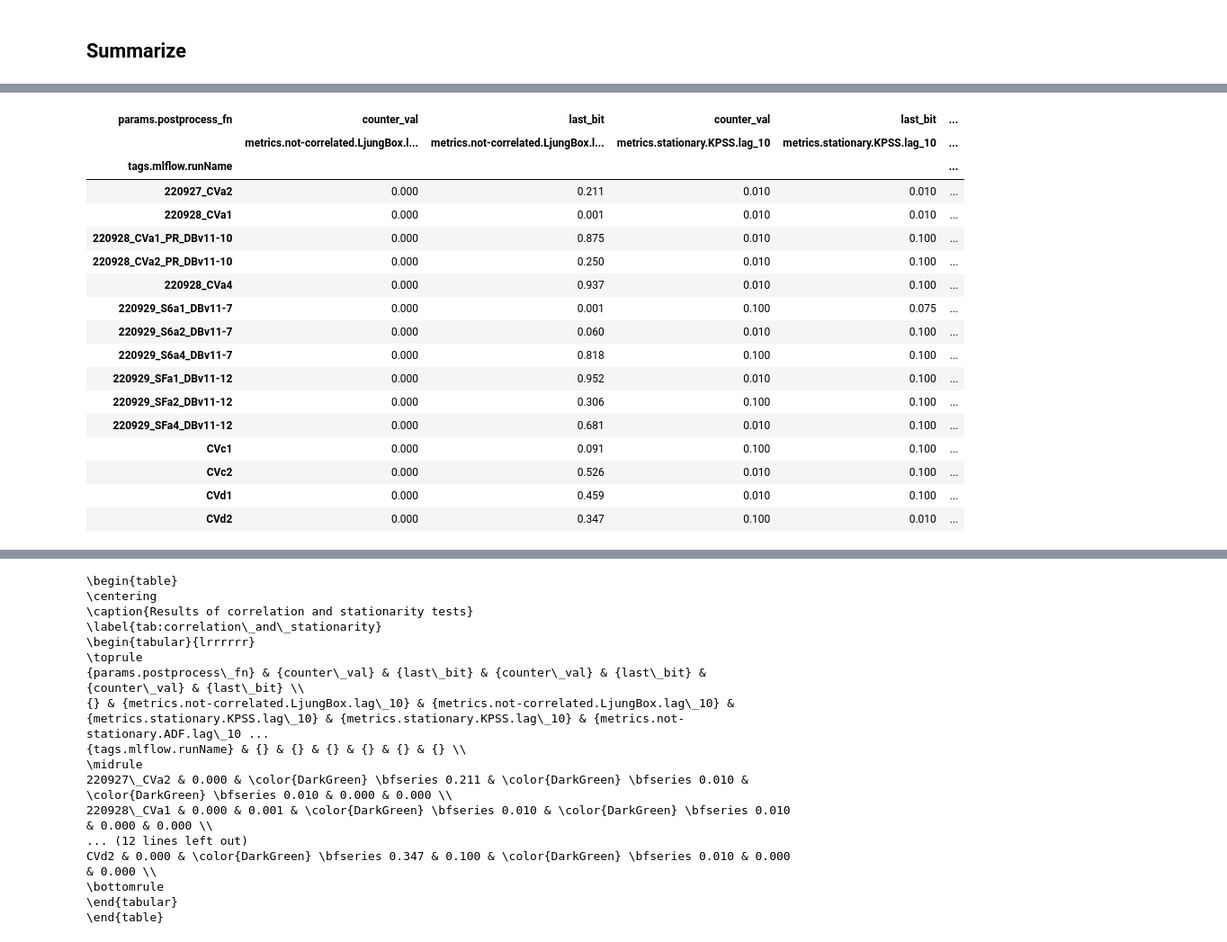
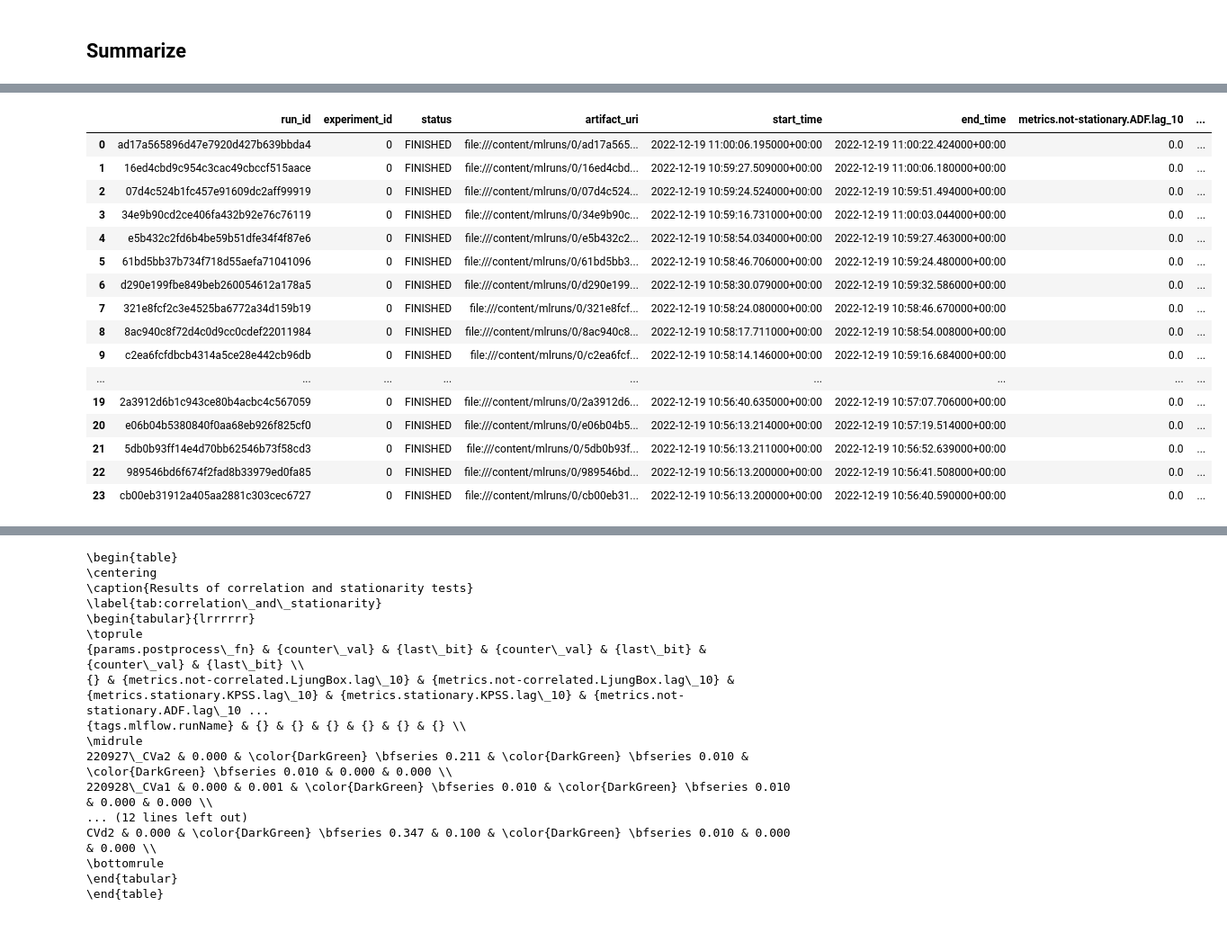
Before and after one commit to maciejskorski/enhanced-pll-trng, a Jupyter notebook: TRNG_Dependency_Analysis.ipynb, the cells around one changed output, grey strips where cells are left out. Shown at 90% size. Saved outputs shown, nothing was run; the diff lists cells and outputs as text; code cells hidden in the pictures.

```diff
--- a/TRNG_Dependency_Analysis.ipynb
+++ b/TRNG_Dependency_Analysis.ipynb
@@ -322,31 +427,43 @@ Experiment with ID 0 has been exported as a CSV to file: runs.csv.
+# %%
+results
+# %% [output]
+|  | run_id | experiment_id | status | artifact_uri | start_time | end_time | metrics.not-stationary.ADF.lag_10 | ... |
+| 0 | ad17a565896d47e7920d427b639bbda4 | 0 | FINISHED | file:///content/mlruns/0/ad17a565... | 2022-12-19 11:00:06.195000+00:00 | 2022-12-19 11:00:22.424000+00:00 | 0.0 | ... |
+| 1 | 16ed4cbd9c954c3cac49cbccf515aace | 0 | FINISHED | file:///content/mlruns/0/16ed4cbd... | 2022-12-19 10:59:27.509000+00:00 | 2022-12-19 11:00:06.180000+00:00 | 0.0 | ... |
+| 2 | 07d4c524b1fc457e91609dc2aff99919 | 0 | FINISHED | file:///content/mlruns/0/07d4c524... | 2022-12-19 10:59:24.524000+00:00 | 2022-12-19 10:59:51.494000+00:00 | 0.0 | ... |
+| 3 | 34e9b90cd2ce406fa432b92e76c76119 | 0 | FINISHED | file:///content/mlruns/0/34e9b90c... | 2022-12-19 10:59:16.731000+00:00 | 2022-12-19 11:00:03.044000+00:00 | 0.0 | ... |
+| 4 | e5b432c2fd6b4be59b51dfe34f4f87e6 | 0 | FINISHED | file:///content/mlruns/0/e5b432c2... | 2022-12-19 10:58:54.034000+00:00 | 2022-12-19 10:59:27.463000+00:00 | 0.0 | ... |
+| 5 | 61bd5bb37b734f718d55aefa71041096 | 0 | FINISHED | file:///content/mlruns/0/61bd5bb3... | 2022-12-19 10:58:46.706000+00:00 | 2022-12-19 10:59:24.480000+00:00 | 0.0 | ... |
+| 6 | d290e199fbe849beb260054612a178a5 | 0 | FINISHED | file:///content/mlruns/0/d290e199... | 2022-12-19 10:58:30.079000+00:00 | 2022-12-19 10:59:32.586000+00:00 | 0.0 | ... |
+| 7 | 321e8fcf2c3e4525ba6772a34d159b19 | 0 | FINISHED | file:///content/mlruns/0/321e8fcf... | 2022-12-19 10:58:24.080000+00:00 | 2022-12-19 10:58:46.670000+00:00 | 0.0 | ... |
+| 8 | 8ac940c8f72d4c0d9cc0cdef22011984 | 0 | FINISHED | file:///content/mlruns/0/8ac940c8... | 2022-12-19 10:58:17.711000+00:00 | 2022-12-19 10:58:54.008000+00:00 | 0.0 | ... |
+| 9 | c2ea6fcfdbcb4314a5ce28e442cb96db | 0 | FINISHED | file:///content/mlruns/0/c2ea6fcf... | 2022-12-19 10:58:14.146000+00:00 | 2022-12-19 10:59:16.684000+00:00 | 0.0 | ... |
+| ... | ... | ... | ... | ... | ... | ... | ... | ... |
+| 19 | 2a3912d6b1c943ce80b4acbc4c567059 | 0 | FINISHED | file:///content/mlruns/0/2a3912d6... | 2022-12-19 10:56:40.635000+00:00 | 2022-12-19 10:57:07.706000+00:00 | 0.0 | ... |
+| 20 | e06b04b5380840f0aa68eb926f825cf0 | 0 | FINISHED | file:///content/mlruns/0/e06b04b5... | 2022-12-19 10:56:13.214000+00:00 | 2022-12-19 10:57:19.514000+00:00 | 0.0 | ... |
+| 21 | 5db0b93ff14e4d70bb62546b73f58cd3 | 0 | FINISHED | file:///content/mlruns/0/5db0b93f... | 2022-12-19 10:56:13.211000+00:00 | 2022-12-19 10:56:52.639000+00:00 | 0.0 | ... |
+| 22 | 989546bd6f674f2fad8b33979ed0fa85 | 0 | FINISHED | file:///content/mlruns/0/989546bd... | 2022-12-19 10:56:13.200000+00:00 | 2022-12-19 10:56:41.508000+00:00 | 0.0 | ... |
+| 23 | cb00eb31912a405aa2881c303cec6727 | 0 | FINISHED | file:///content/mlruns/0/cb00eb31... | 2022-12-19 10:56:13.200000+00:00 | 2022-12-19 10:56:40.590000+00:00 | 0.0 | ... |
 # %%
-style_passed = 'color:DarkGreen; font-weight: bold'
-styled_results = summary\
+col_set1 = [c for c in summary.columns if 'stationary' in ''.join(c)]
+col_set2 = [c for c in summary.columns if 'correlated' in ''.join(c)]
+
+summary1 = summary[col_set1]
+summary2 = summary[col_set2]
+
+style_TRNG_failed = 'color:Red; font-weight: bold'
+summary1_styled = summary1\
   .style\
-  .format(precision=3,escape="latex")\
-  .applymap(lambda x: style_passed if x<0.05 else '', subset=[('counter_val','metrics.stationary.KPSS.lag_10')])\
-  .applymap(lambda x: style_passed if x<0.05 else '', subset=[('last_bit','metrics.stationary.KPSS.lag_10')])\
-  .applymap(lambda x: style_passed if x>=0.05 else '', subset=[('counter_val','metrics.not-stationary.ADF.lag_10')])\
-  .applymap(lambda x: style_passed if x>=0.05 else '', subset=[('last_bit','metrics.not-stationary.ADF.lag_10')])\
-  .applymap(lambda x: style_passed if x>=0.05 else '', subset=[('counter_val','metrics.not-correlated.LjungBox.lag_10')])\
-  .applymap(lambda x: style_passed if x>=0.05 else '', subset=[('last_bit','metrics.not-correlated.LjungBox.lag_10')])
-styled_results
+  .format(precision=2,escape="latex")\
+  .applymap(lambda x: style_TRNG_failed if x<0.05 else '', subset=[('counter_val','metrics.stationary.KPSS.lag_10')])\
+  .applymap(lambda x: style_TRNG_failed if x<0.05 else '', subset=[('last_bit','metrics.stationary.KPSS.lag_10')])\
+  .applymap(lambda x: style_TRNG_failed if x>=0.05 else '', subset=[('counter_val','metrics.not-stationary.ADF.lag_10')])\
+  .applymap(lambda x: style_TRNG_failed if x>=0.05 else '', subset=[('last_bit','metrics.not-stationary.ADF.lag_10')])\
+  #.apply(lambda x:'font-weight: bold',axis='columns')
+
+summary2_styled = summary2\
+  .style\
+  .format(precision=2,escape="latex")\
+  .applymap(lambda x: style_TRNG_failed if x<0.05 else '', subset=[('counter_val','metrics.not-correlated.LjungBox.lag_10')])\
+  .applymap(lambda x: style_TRNG_failed if x<0.05 else '', subset=[('last_bit','metrics.not-correlated.LjungBox.lag_10')])\
+  #.format_index('font-weight:bold',axis=0)
-# %% [output]
-| params.postprocess_fn | counter_val | last_bit | counter_val | last_bit | ... |
-|  | metrics.not-correlated.LjungBox.l... | metrics.not-correlated.LjungBox.l... | metrics.stationary.KPSS.lag_10 | metrics.stationary.KPSS.lag_10 | ... |
-| tags.mlflow.runName |  |  |  |  | ... |
-| 220927_CVa2 | 0.000 | 0.211 | 0.010 | 0.010 | ... |
-| 220928_CVa1 | 0.000 | 0.001 | 0.010 | 0.010 | ... |
-| 220928_CVa1_PR_DBv11-10 | 0.000 | 0.875 | 0.010 | 0.100 | ... |
-| 220928_CVa2_PR_DBv11-10 | 0.000 | 0.250 | 0.010 | 0.100 | ... |
-| 220928_CVa4 | 0.000 | 0.937 | 0.010 | 0.100 | ... |
-| 220929_S6a1_DBv11-7 | 0.000 | 0.001 | 0.100 | 0.075 | ... |
-| 220929_S6a2_DBv11-7 | 0.000 | 0.060 | 0.010 | 0.100 | ... |
-| 220929_S6a4_DBv11-7 | 0.000 | 0.818 | 0.100 | 0.100 | ... |
-| 220929_SFa1_DBv11-12 | 0.000 | 0.952 | 0.010 | 0.100 | ... |
-| 220929_SFa2_DBv11-12 | 0.000 | 0.306 | 0.100 | 0.100 | ... |
-| 220929_SFa4_DBv11-12 | 0.000 | 0.681 | 0.010 | 0.100 | ... |
-| CVc1 | 0.000 | 0.091 | 0.100 | 0.100 | ... |
-| CVc2 | 0.000 | 0.526 | 0.010 | 0.100 | ... |
-| CVd1 | 0.000 | 0.459 | 0.010 | 0.100 | ... |
-| CVd2 | 0.000 | 0.347 | 0.100 | 0.010 | ... |
```
Also changed, not shown: parts of 25 cells of this notebook.
